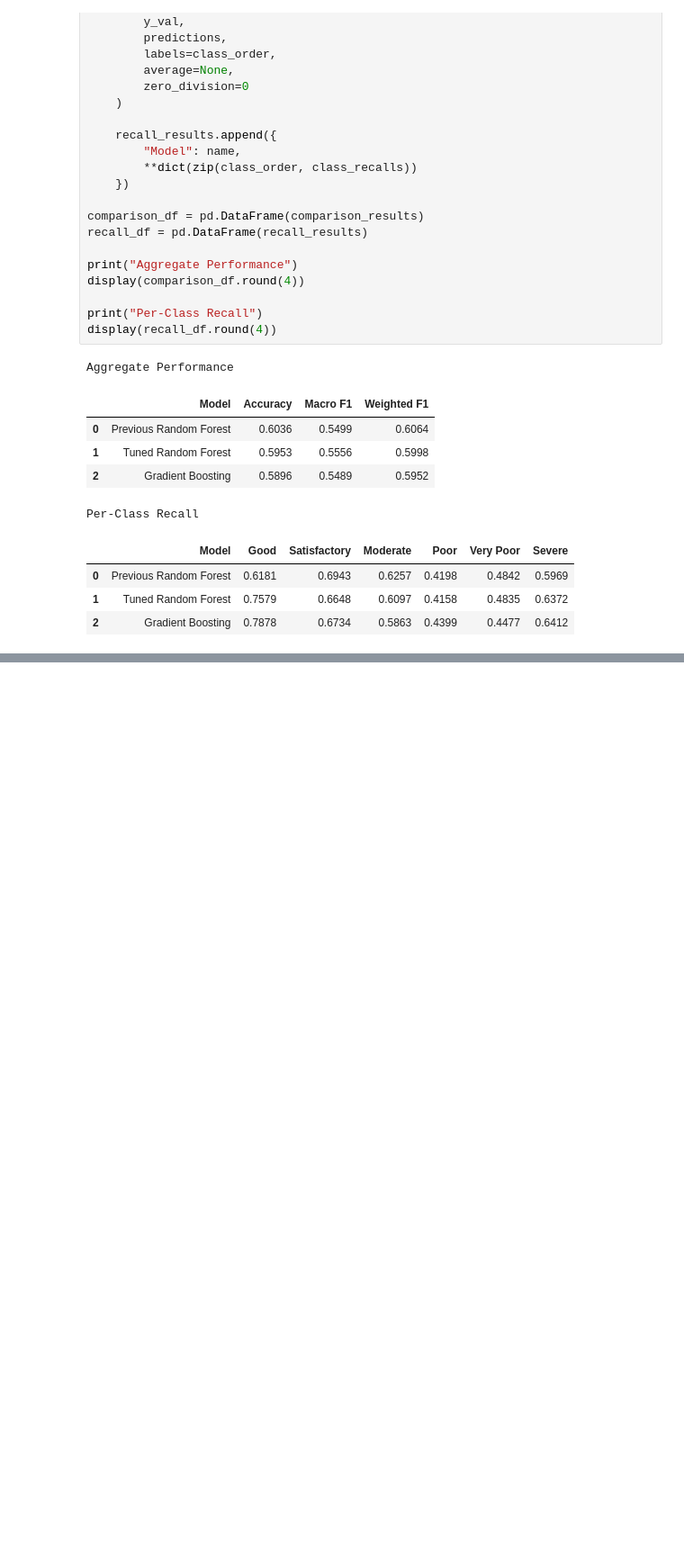
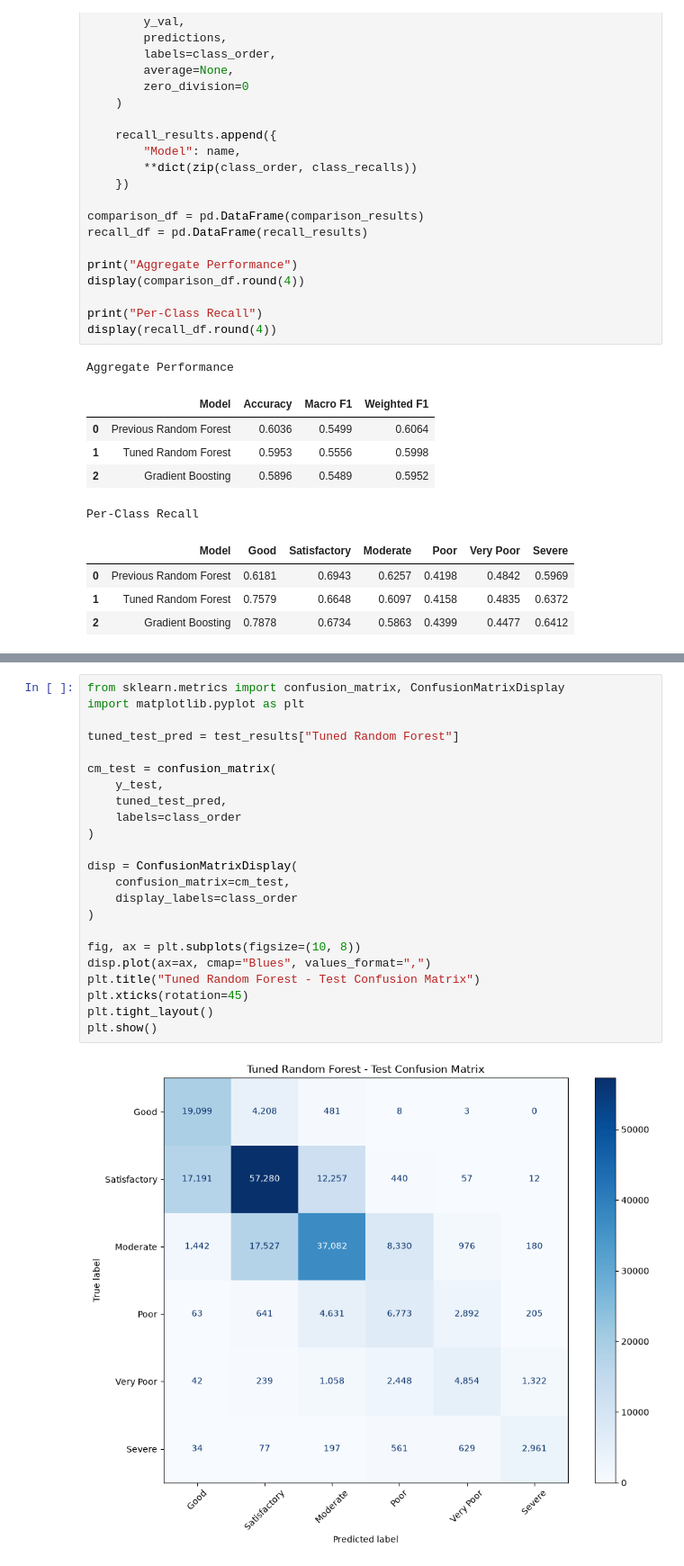
Before and after one commit to Fatimaaasaleem/air-quality-classification, a Jupyter notebook: notebooks/05_model_comparison_and_evaluation.ipynb, the cells around one changed output, grey strips where cells are left out. Shown at 90% size. Drawn from its saved outputs; the diff is of its cells as text; blank space fills up the shorter version.

```diff
--- a/notebooks/05_model_comparison_and_evaluation.ipynb
+++ b/notebooks/05_model_comparison_and_evaluation.ipynb
@@ -1062,0 +1616,25 @@ Per-Class Recall
+# %%
+from sklearn.metrics import confusion_matrix, ConfusionMatrixDisplay
+import matplotlib.pyplot as plt
+
+tuned_test_pred = test_results["Tuned Random Forest"]
+
+cm_test = confusion_matrix(
+    y_test,
+    tuned_test_pred,
+    labels=class_order
+)
+
+disp = ConfusionMatrixDisplay(
+    confusion_matrix=cm_test,
+    display_labels=class_order
+)
+
+fig, ax = plt.subplots(figsize=(10, 8))
+disp.plot(ax=ax, cmap="Blues", values_format=",")
+plt.title("Tuned Random Forest - Test Confusion Matrix")
+plt.xticks(rotation=45)
+plt.tight_layout()
+plt.show()
+# %% [output]
+[figure, added]
```
Also changed, not shown: parts of 17 cells of this notebook, 1 other file.
